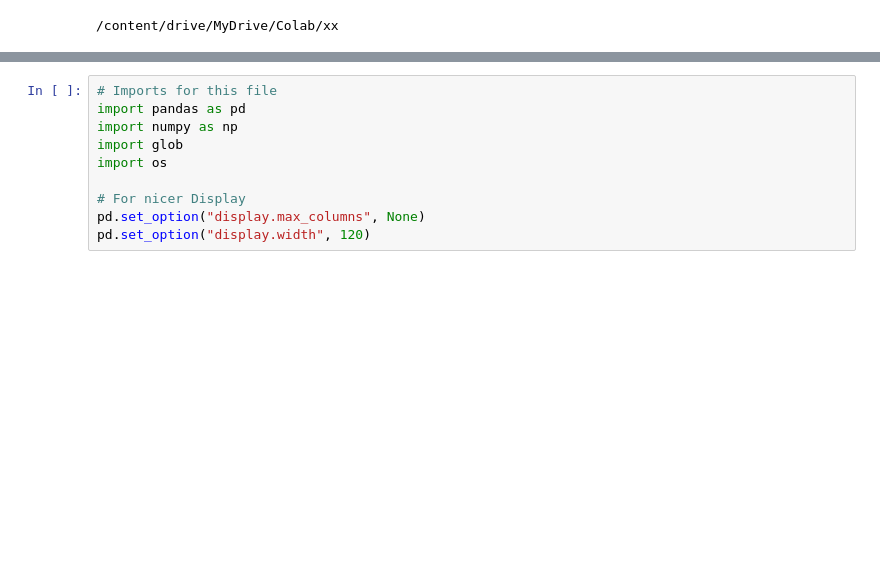
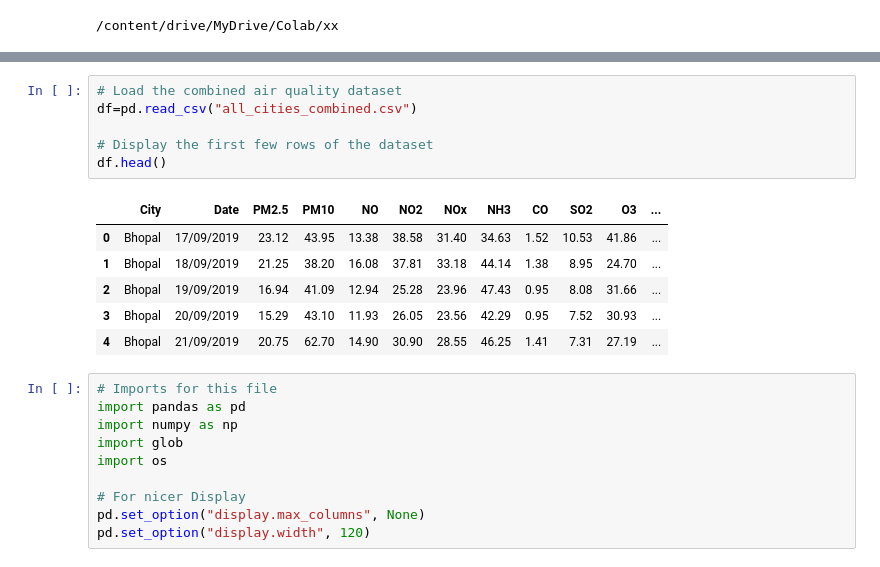
Before and after one commit to SethuSA/CMP7005-Programming-for-data-analysis, a Jupyter notebook: Final_Assignment_CMP7005.ipynb, the cells around one changed output, grey strips where cells are left out. Drawn from its saved outputs; the diff is of its cells as text; blank space fills up the shorter version.

```diff
--- a/Final_Assignment_CMP7005.ipynb
+++ b/Final_Assignment_CMP7005.ipynb
@@ -26,4 +27,17 @@ Brajrajnagar_data.csv    Jorapokhar_data.csv
 Chandigarh_data.csv      Kochi_data.csv
+# %%
+# Load the combined air quality dataset
+df=pd.read_csv("all_cities_combined.csv")
+
+# Display the first few rows of the dataset
+df.head()
+# %% [output]
+|  | City | Date | PM2.5 | PM10 | NO | NO2 | NOx | NH3 | CO | SO2 | O3 | ... |
+| 0 | Bhopal | 17/09/2019 | 23.12 | 43.95 | 13.38 | 38.58 | 31.40 | 34.63 | 1.52 | 10.53 | 41.86 | ... |
+| 1 | Bhopal | 18/09/2019 | 21.25 | 38.20 | 16.08 | 37.81 | 33.18 | 44.14 | 1.38 | 8.95 | 24.70 | ... |
+| 2 | Bhopal | 19/09/2019 | 16.94 | 41.09 | 12.94 | 25.28 | 23.96 | 47.43 | 0.95 | 8.08 | 31.66 | ... |
+| 3 | Bhopal | 20/09/2019 | 15.29 | 43.10 | 11.93 | 26.05 | 23.56 | 42.29 | 0.95 | 7.52 | 30.93 | ... |
+| 4 | Bhopal | 21/09/2019 | 20.75 | 62.70 | 14.90 | 30.90 | 28.55 | 46.25 | 1.41 | 7.31 | 27.19 | ... |
 # %%
 # Imports for this file
 import pandas as pd
```
Also changed, not shown: parts of 6 cells of this notebook.
